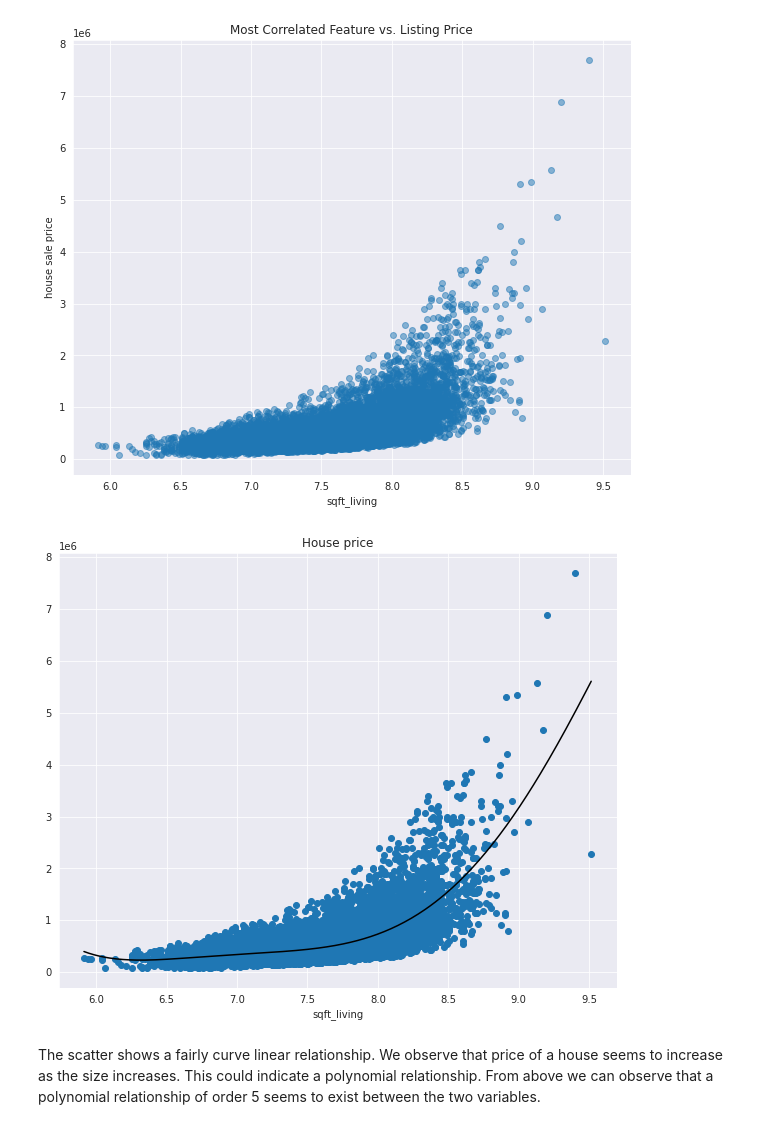
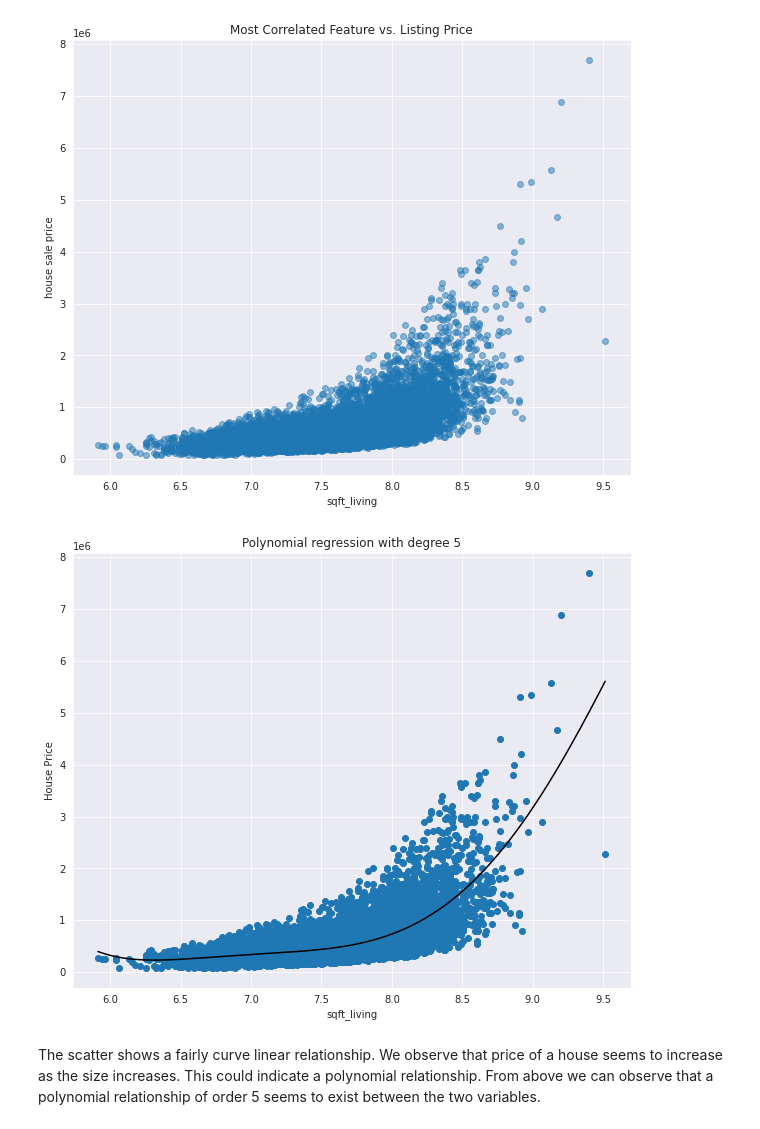
Before and after one commit to Obatsa/kings-county-project, a Jupyter notebook: index.ipynb, the cells around one changed output. Drawn from its saved outputs; the diff is of its cells as text; code cells hidden in the pictures.

```diff
--- a/index.ipynb
+++ b/index.ipynb
@@ -1684,26 +1684,26 @@ ax.set_title("Most Correlated Feature vs. Listing Price");
 # %%
 # fitting a polynomial line
 from sklearn.pipeline import make_pipeline
 
 a = X_train[["sqft_living"]]
 b = y_train.copy()
 
 
 degree = 5
 polyreg = make_pipeline(PolynomialFeatures(degree),LinearRegression())
 polyreg.fit(a, b)
 X_seq = np.linspace(a.min(), a.max(), 300).reshape(-1, 1)
 # Creating the plot again
 fig, ax = plt.subplots(figsize = (10, 8))
 # plt.figure()
 plt.scatter(a, b)
 plt.plot(X_seq,polyreg.predict(X_seq),color="black")
 plt.title("Polynomial regression with degree "+str(degree))
 plt.xlabel("sqft_living")
-plt.title("House price")
+plt.ylabel("House Price")
 plt.savefig("Regression of sqft_living vs Price");
 # %% [output]
-[figure, old version]
+[figure, new version]
 # %% [markdown]
 The scatter shows a fairly curve linear relationship. We observe that price of a house seems to increase as the size increases. This could indicate a polynomial relationship. From above we can observe that a polynomial relationship of order 5 seems to exist between the two variables.
 # %%
```
Also changed, not shown: 1 other file.
